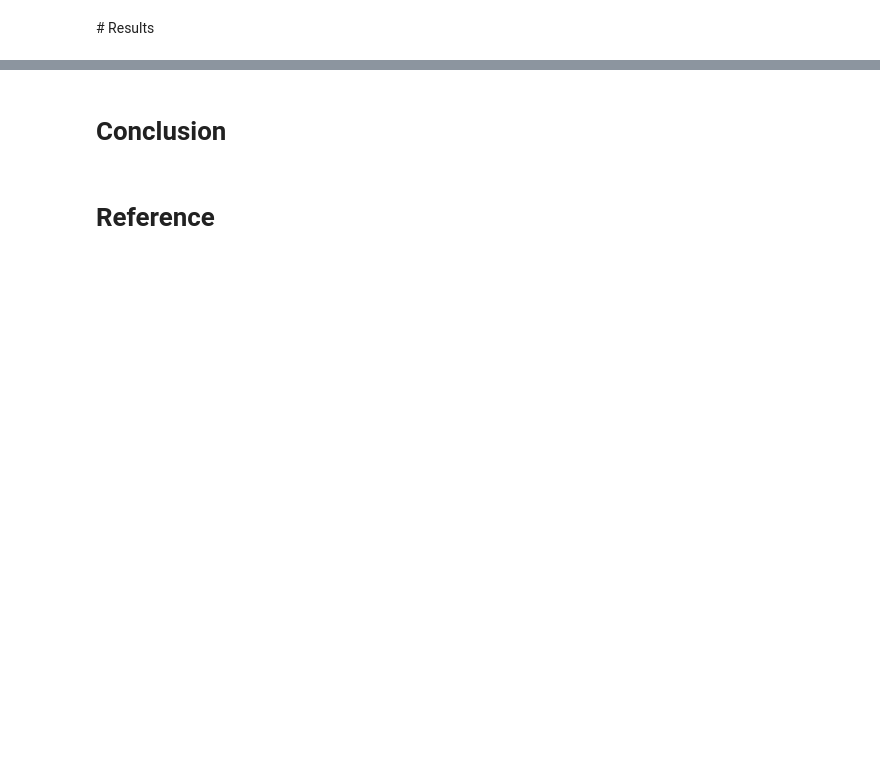
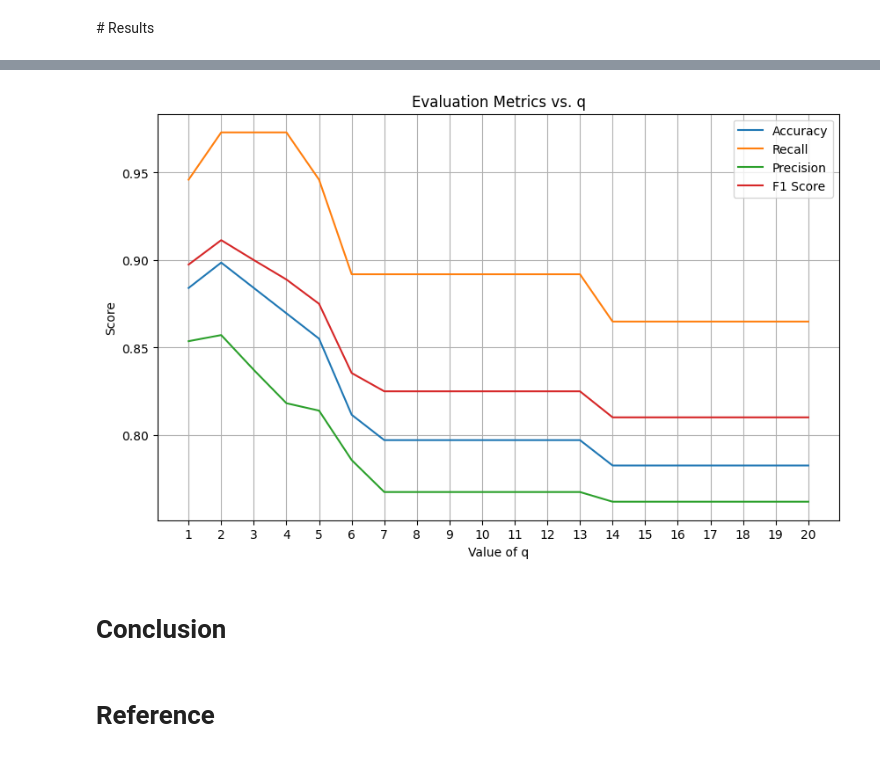
Before and after one commit to rjosh003-CS/Data-Mining-coursework, a Jupyter notebook: DM_Coursework_part_1.ipynb, the cells around one changed output, grey strips where cells are left out. Cells and saved outputs as stored; diff of their text form; code cells hidden in the pictures; blank space fills up the shorter version.

```diff
--- a/DM_Coursework_part_1.ipynb
+++ b/DM_Coursework_part_1.ipynb
@@ -957,2 +1004,15 @@ def calculate_metrics(true_labels, predicted_labels):
 # %% [markdown]
 ## 3.2 Euclidian distance
+# %%
+# finding the euclidian distance
+q = 2
+Euclidian_pred = nearest_neighbour(train_data, test_data, q)
+# %%
+# calulating the accuracy, recall, precision, f1_score
+results = {'q': [], 'accuracy': [], 'recall': [], 'precision': [], 'f1_score': []}
+accuracy, recall, precision, f1_score = calculate_metrics(test_data['Class'], Euclidian_pred)
+results['q'].append(q)
+results['accuracy'].append(accuracy)
+results['recall'].append(recall)
+results['precision'].append(precision)
+results['f1_score'].append(f1_score)
@@ -972,5 +1041,4 @@ for q in range(1, 21):
 # %%
 # Display results
 results_df = pd.DataFrame(results)
-results_df.set_index('q', inplace = True)
-display(results_df)
+display(results_df.set_index('q'))
@@ -977,18 +1064,20 @@ display(results_df)
 # %%
-|# Plot results
+# Plot results
 
 plt.figure(figsize=(10, 6))
 plt.plot(results_df['q'], results_df['accuracy'], label='Accuracy')
 plt.plot(results_df['q'], results_df['recall'], label='Recall')
 plt.plot(results_df['q'], results_df['precision'], label='Precision')
 plt.plot(results_df['q'], results_df['f1_score'], label='F1 Score')
 plt.title('Evaluation Metrics vs. q')
 plt.xlabel('Value of q')
 plt.ylabel('Score')
 plt.legend()
 plt.grid(True)
 plt.xticks(range(1, 21))
 plt.show()
+# %% [output]
+[figure, added]
 # %% [markdown]
 # Conclusion
 # %% [markdown]
```
Also changed, not shown: parts of 16 cells of this notebook.
